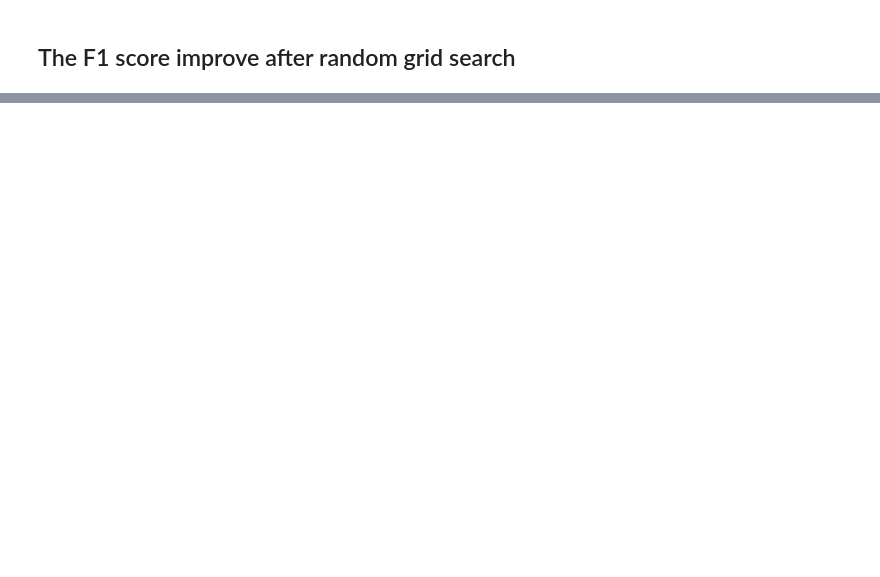
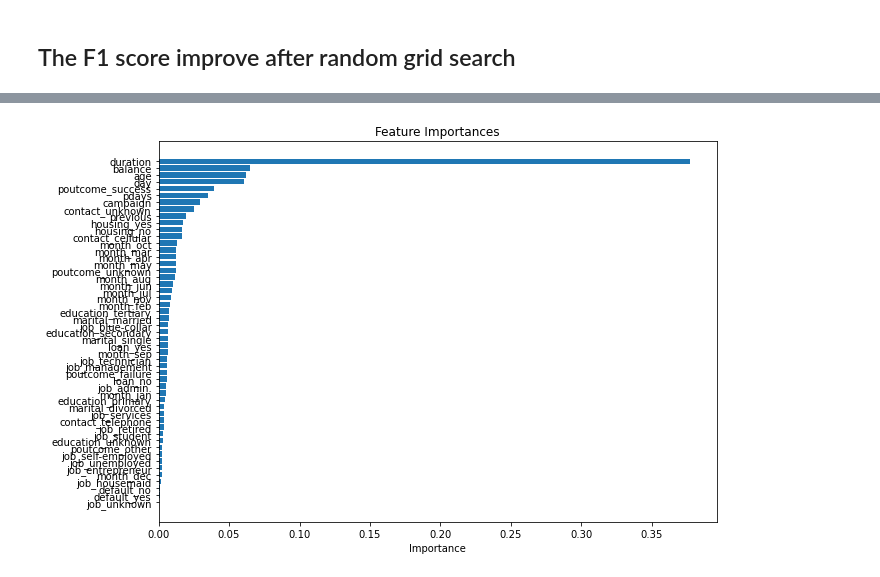
Before and after one commit to yikchungchan/DSA-5101-P1, a Jupyter notebook: DSA 5101.ipynb, the cells around one changed output, grey strips where cells are left out. Cells and saved outputs as stored; diff of their text form; code cells hidden in the pictures; blank space fills up the shorter version.

```diff
--- a/DSA 5101.ipynb
+++ b/DSA 5101.ipynb
@@ -597,3 +597,6 @@ F1 Score:        0.594
 Accuracy Score:  0.903
 # %% [markdown]
 ## The F1 score improve after random grid search
+# %%
+feature_importances = best_random.feature_importances_
+feature_names = X_ros.columns
@@ -599,0 +624,15 @@ Accuracy Score:  0.903
+# %%
+feature_importances = best_random.feature_importances_
+
+# Sort the features based on importance
+sorted_idx = feature_importances.argsort()
+
+# Plot
+plt.figure(figsize=(10, 7))
+plt.barh(range(len(feature_importances)), feature_importances[sorted_idx])
+plt.yticks(range(len(feature_importances)), [feature_names[i] for i in sorted_idx])
+plt.xlabel('Importance')
+plt.title('Feature Importances')
+plt.show()
+# %% [output]
+[figure, added]
```
Also changed, not shown: parts of 8 cells of this notebook.
